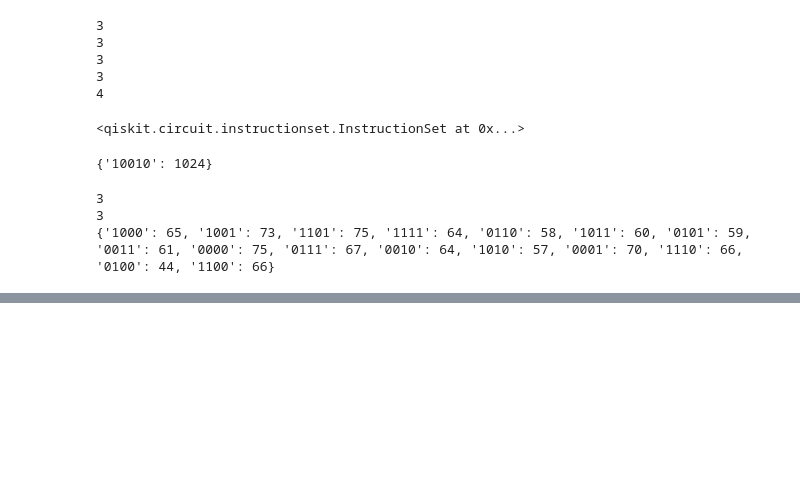
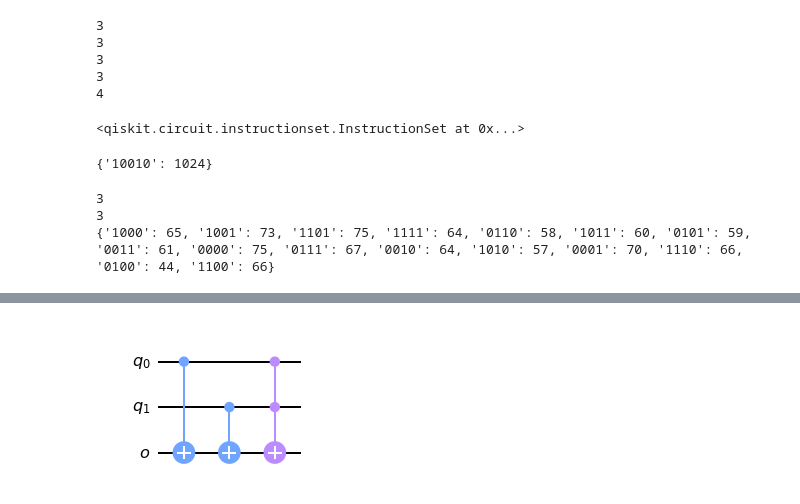
Before and after one commit to JohnBurke4/Fourth-Year-Project, a Jupyter notebook: Adder.ipynb, the cells around one changed output, grey strips where cells are left out. Drawn from its saved outputs; the diff is of its cells as text; code cells hidden in the pictures; blank space fills up the shorter version.

```diff
--- a/Adder.ipynb
+++ b/Adder.ipynb
@@ -354,0 +374,12 @@ Paramters: n
+# %%
+q = QuantumRegister(2, "q")
+anc = QuantumRegister(1, "o")
+
+qc = QuantumCircuit(q, anc)
+qc.cx(0, 2)
+qc.cx(1,2)
+qc.ccx(0, 1, 2)
+
+qc.draw('mpl')
+# %% [output]
+[figure, added]
```
Also changed, not shown: parts of 3 cells of this notebook, 3 other files.
